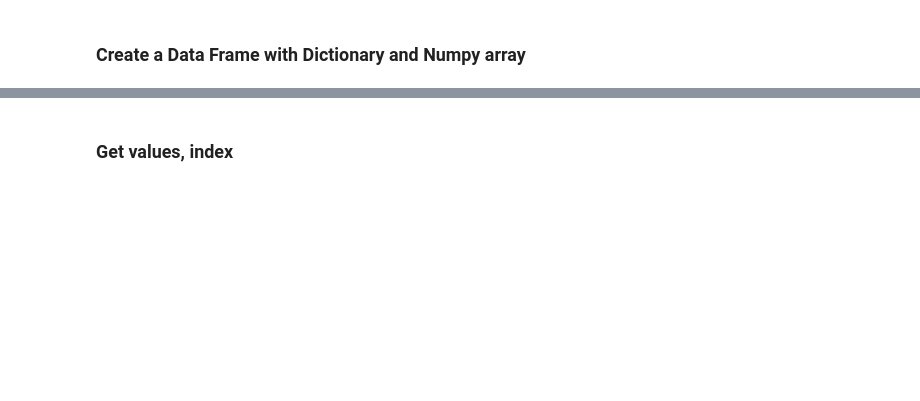
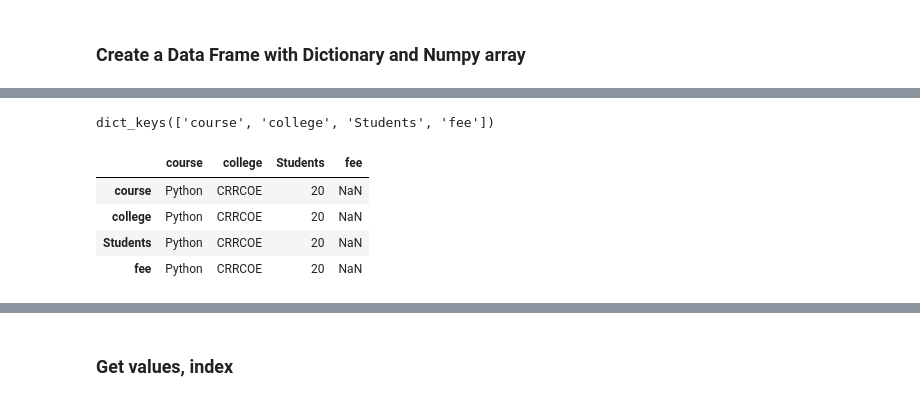
Before and after one commit to GirishaDevara/crrcoe, a Jupyter notebook: 2019-12-11.ipynb, the cells around one changed output, grey strips where cells are left out. Saved outputs shown, nothing was run; the diff lists cells and outputs as text; code cells hidden in the pictures; blank space fills up the shorter version.

```diff
--- a/2019-12-11.ipynb
+++ b/2019-12-11.ipynb
@@ -6,2 +37,5 @@
 # %% [markdown]
 ### Create a Data Series with Dictionary
+# %%
+d = {'course':'Python',"college": "CRRCOE","Students": 20, 'fee': np.nan}
+d
@@ -9,0 +90,13 @@
+# %%
+d.keys()
+# %% [output]
+dict_keys(['course', 'college', 'Students', 'fee'])
+# %%
+df3 = pd.DataFrame(d, index= d.keys())
+df3
+# %% [output]
+|  | course | college | Students | fee |
+| course | Python | CRRCOE | 20 | NaN |
+| college | Python | CRRCOE | 20 | NaN |
+| Students | Python | CRRCOE | 20 | NaN |
+| fee | Python | CRRCOE | 20 | NaN |
```
Also changed, not shown: parts of 54 cells of this notebook.
